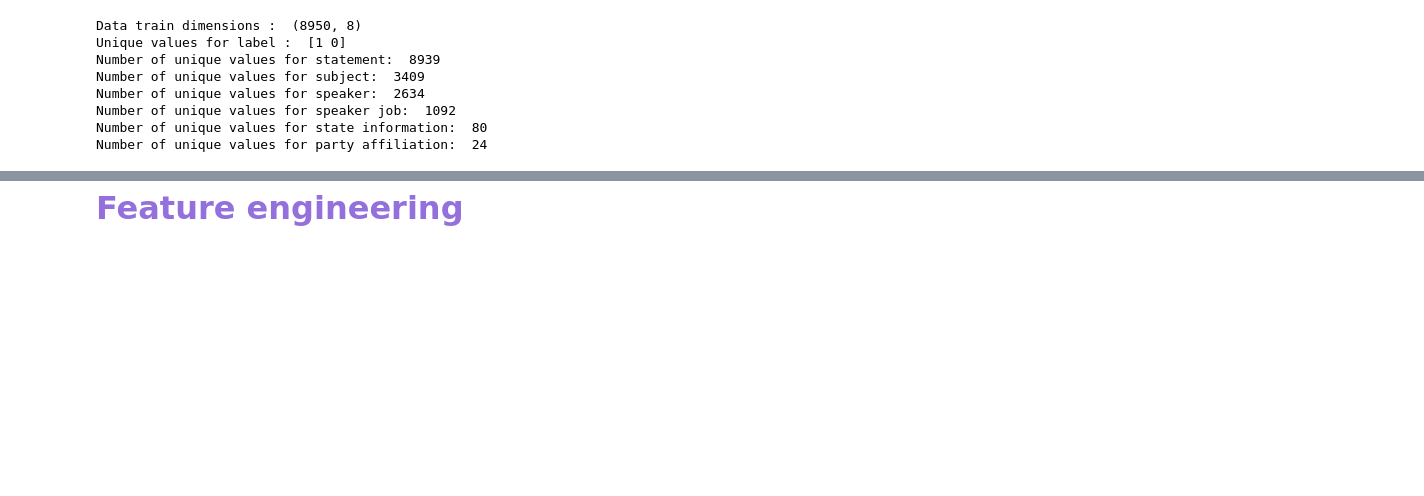
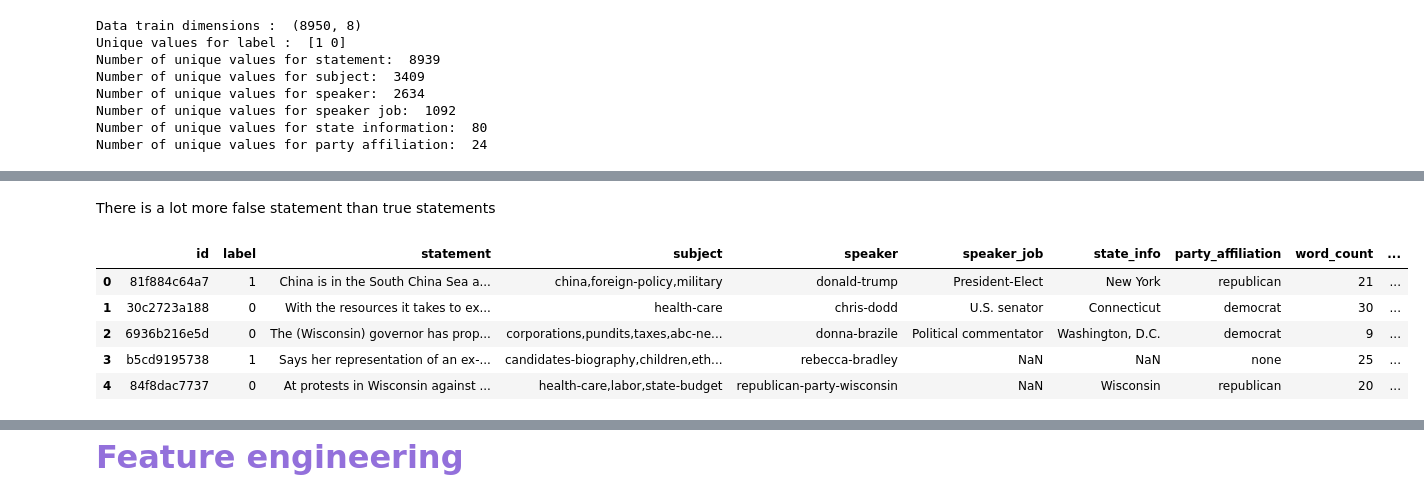
Before and after one commit to esarlin/Challenge-2-CDAW, a Jupyter notebook: Notebooks/15.05.ipynb, the cells around one changed output, grey strips where cells are left out. Drawn from its saved outputs; the diff is of its cells as text; code cells hidden in the pictures; blank space fills up the shorter version.

```diff
--- a/Notebooks/15.05.ipynb
+++ b/Notebooks/15.05.ipynb
@@ -109,0 +122,16 @@ sns.barplot(x='label', y='party_affiliation', data=train)
+# %% [markdown]
+There is a lot more false statement than true statements
+# %%
+train['word_count'] = train["statement"].apply(lambda x: len(str(x).split(" ")))
+train['char_count'] = train["statement"].apply(lambda x: sum(len(word) for word in str(x).split(" ")))
+train['sentence_count'] = train["statement"].apply(lambda x: len(str(x).split(".")))
+train['avg_word_length'] = train['char_count'] / train['word_count']
+train['avg_sentence_lenght'] = train['word_count'] / train['sentence_count']
+train.head()
+# %% [output]
+|  | id | label | statement | subject | speaker | speaker_job | state_info | party_affiliation | word_count | ... |
+| 0 | 81f884c64a7 | 1 | China is in the South China Sea a... | china,foreign-policy,military | donald-trump | President-Elect | New York | republican | 21 | ... |
+| 1 | 30c2723a188 | 0 | With the resources it takes to ex... | health-care | chris-dodd | U.S. senator | Connecticut | democrat | 30 | ... |
+| 2 | 6936b216e5d | 0 | The (Wisconsin) governor has prop... | corporations,pundits,taxes,abc-ne... | donna-brazile | Political commentator | Washington, D.C. | democrat | 9 | ... |
+| 3 | b5cd9195738 | 1 | Says her representation of an ex-... | candidates-biography,children,eth... | rebecca-bradley | NaN | NaN | none | 25 | ... |
+| 4 | 84f8dac7737 | 0 | At protests in Wisconsin against ... | health-care,labor,state-budget | republican-party-wisconsin | NaN | Wisconsin | republican | 20 | ... |
```
Also changed, not shown: parts of 9 cells of this notebook.
